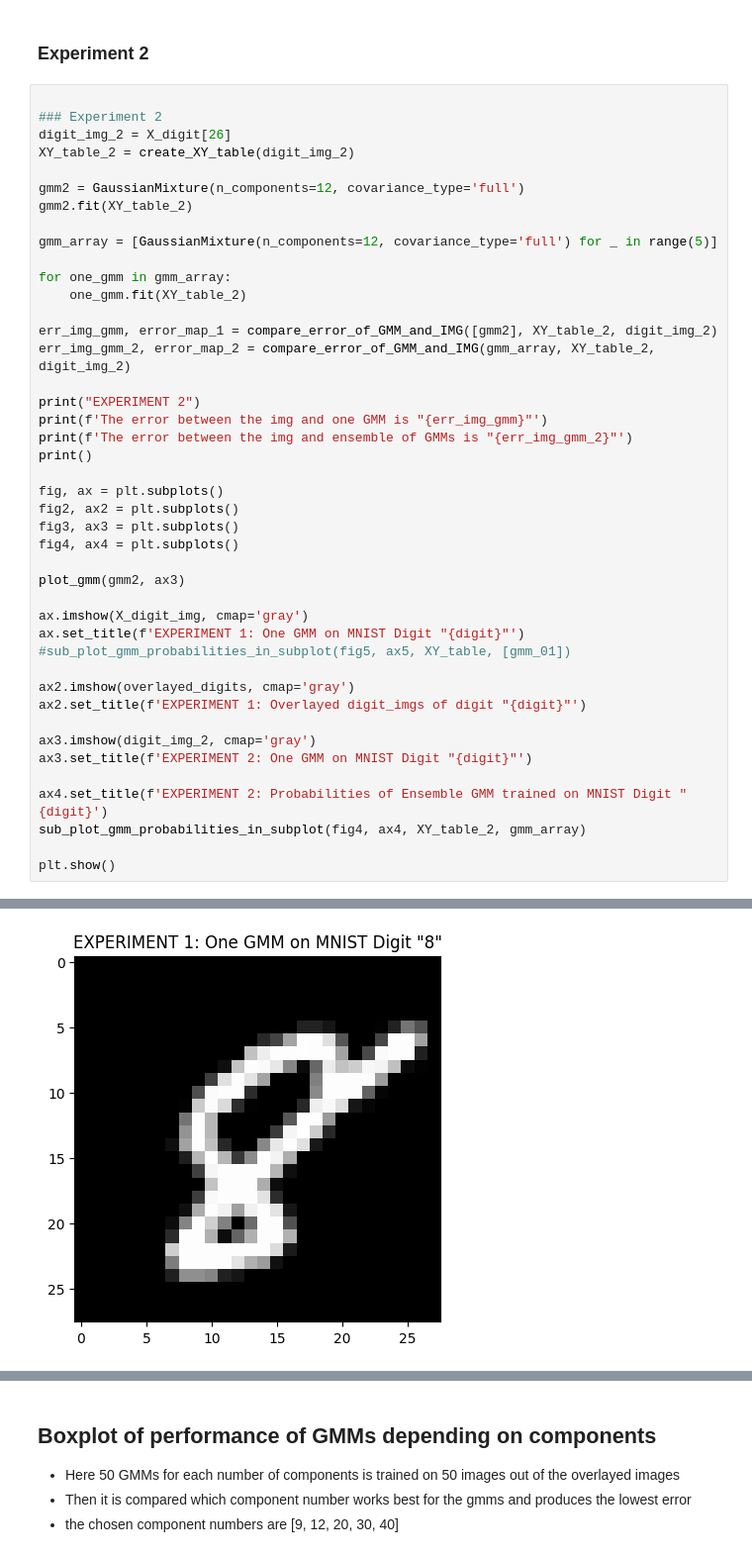
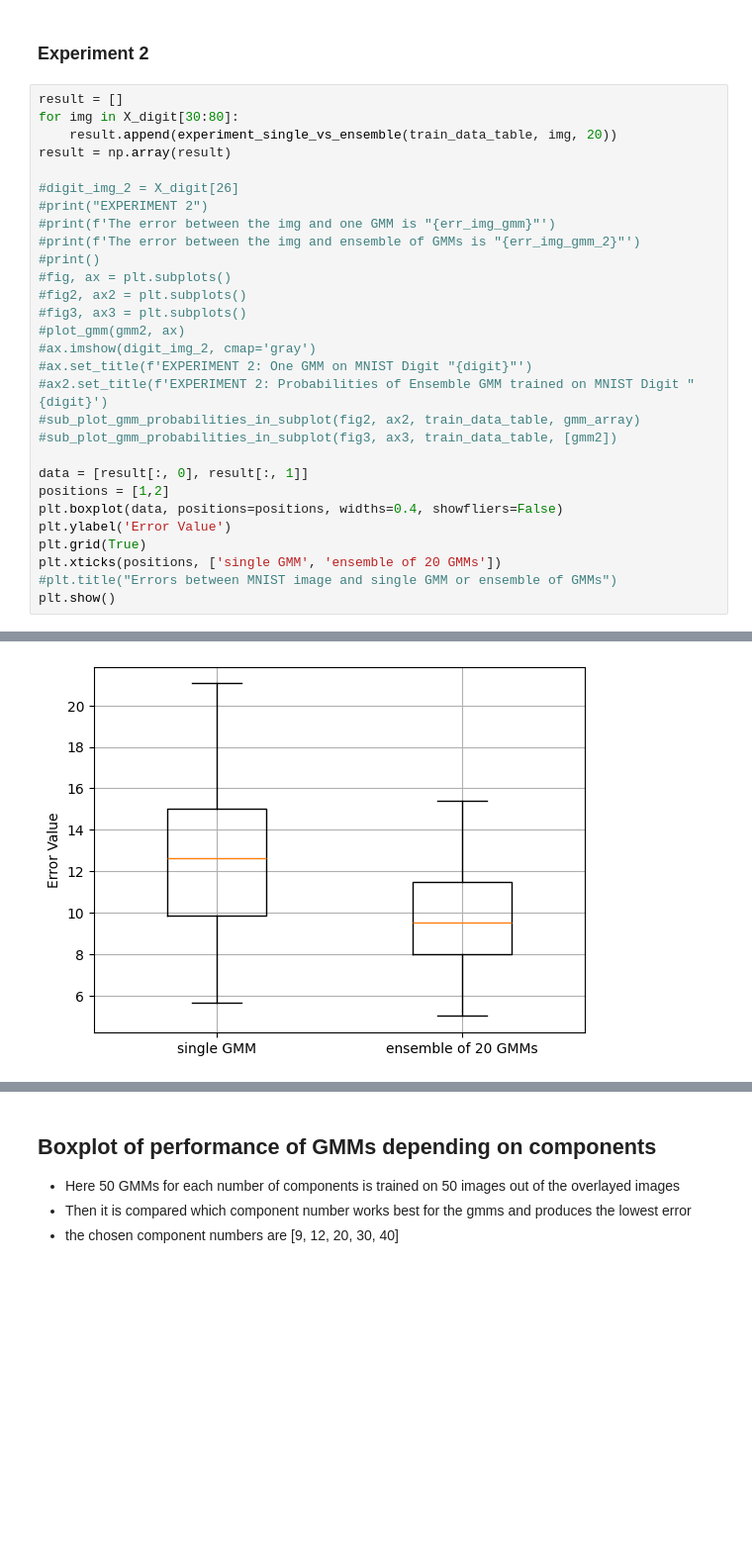
Before and after one commit to DaSebb/gmm_project, a Jupyter notebook: src/gmm_notebook.ipynb, the cells around one changed output, grey strips where cells are left out. Shown at 99% size. Saved outputs shown, nothing was run; the diff lists cells and outputs as text; blank space fills up the shorter version.

Commit message:
added some new experiments

```diff
--- a/src/gmm_notebook.ipynb
+++ b/src/gmm_notebook.ipynb
@@ -201,46 +215,32 @@ error between overlayed img and gmm trained on single img is: "12.27378924591341
 # %% [markdown]
 ### Experiment 2
 # %%
+result = []
+for img in X_digit[30:80]:
+    result.append(experiment_single_vs_ensemble(train_data_table, img, 20))
+result = np.array(result)
 
-### Experiment 2
-digit_img_2 = X_digit[26]
-XY_table_2 = create_XY_table(digit_img_2)
+#digit_img_2 = X_digit[26]
+#print("EXPERIMENT 2")
+#print(f'The error between the img and one GMM is "{err_img_gmm}"')
+#print(f'The error between the img and ensemble of GMMs is "{err_img_gmm_2}"')
+#print()
+#fig, ax = plt.subplots()
+#fig2, ax2 = plt.subplots()
+#fig3, ax3 = plt.subplots()
+#plot_gmm(gmm2, ax)
+#ax.imshow(digit_img_2, cmap='gray')
+#ax.set_title(f'EXPERIMENT 2: One GMM on MNIST Digit "{digit}"')
+#ax2.set_title(f'EXPERIMENT 2: Probabilities of Ensemble GMM trained on MNIST Digit "{digit}')
+#sub_plot_gmm_probabilities_in_subplot(fig2, ax2, train_data_table, gmm_array)
+#sub_plot_gmm_probabilities_in_subplot(fig3, ax3, train_data_table, [gmm2])
 
-gmm2 = GaussianMixture(n_components=12, covariance_type='full')
-gmm2.fit(XY_table_2)
-
-gmm_array = [GaussianMixture(n_components=12, covariance_type='full') for _ in range(5)]
-
-for one_gmm in gmm_array:
-    one_gmm.fit(XY_table_2)
-
-err_img_gmm, error_map_1 = compare_error_of_GMM_and_IMG([gmm2], XY_table_2, digit_img_2)
-err_img_gmm_2, error_map_2 = compare_error_of_GMM_and_IMG(gmm_array, XY_table_2, digit_img_2)
-
-print("EXPERIMENT 2")
-print(f'The error between the img and one GMM is "{err_img_gmm}"')
-print(f'The error between the img and ensemble of GMMs is "{err_img_gmm_2}"')
-print()
-
-fig, ax = plt.subplots()
-fig2, ax2 = plt.subplots()
-fig3, ax3 = plt.subplots()
-fig4, ax4 = plt.subplots()
-
-plot_gmm(gmm2, ax3)
-
-ax.imshow(X_digit_img, cmap='gray')
-ax.set_title(f'EXPERIMENT 1: One GMM on MNIST Digit "{digit}"')
-#sub_plot_gmm_probabilities_in_subplot(fig5, ax5, XY_table, [gmm_01])
-
-ax2.imshow(overlayed_digits, cmap='gray')
-ax2.set_title(f'EXPERIMENT 1: Overlayed digit_imgs of digit "{digit}"')
-
-ax3.imshow(digit_img_2, cmap='gray')
-ax3.set_title(f'EXPERIMENT 2: One GMM on MNIST Digit "{digit}"')
-
-ax4.set_title(f'EXPERIMENT 2: Probabilities of Ensemble GMM trained on MNIST Digit "{digit}')
-sub_plot_gmm_probabilities_in_subplot(fig4, ax4, XY_table_2, gmm_array)
-
+data = [result[:, 0], result[:, 1]]
+positions = [1,2]
+plt.boxplot(data, positions=positions, widths=0.4, showfliers=False)
+plt.ylabel('Error Value')
+plt.grid(True)
+plt.xticks(positions, ['single GMM', 'ensemble of 20 GMMs'])
+#plt.title("Errors between MNIST image and single GMM or ensemble of GMMs")
 plt.show()
 # %% [output]
@@ -250 +247 @@ The error between the img and ensemble of GMMs is "13.242444630401408"
-[figure, old version]
+[figure, new version]
```
Also changed, not shown: parts of 10 cells of this notebook, 14 other files.
